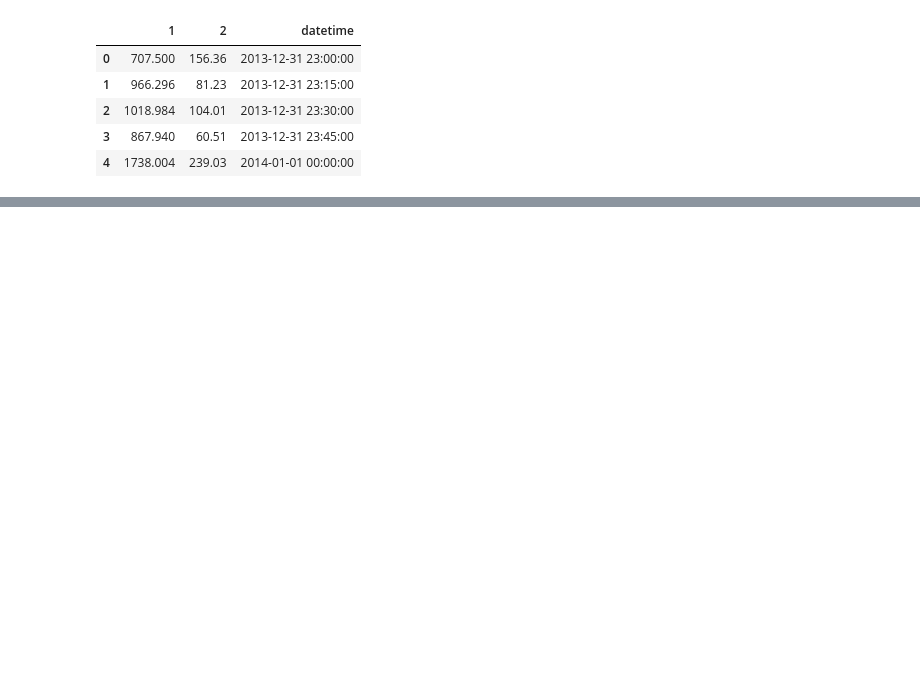
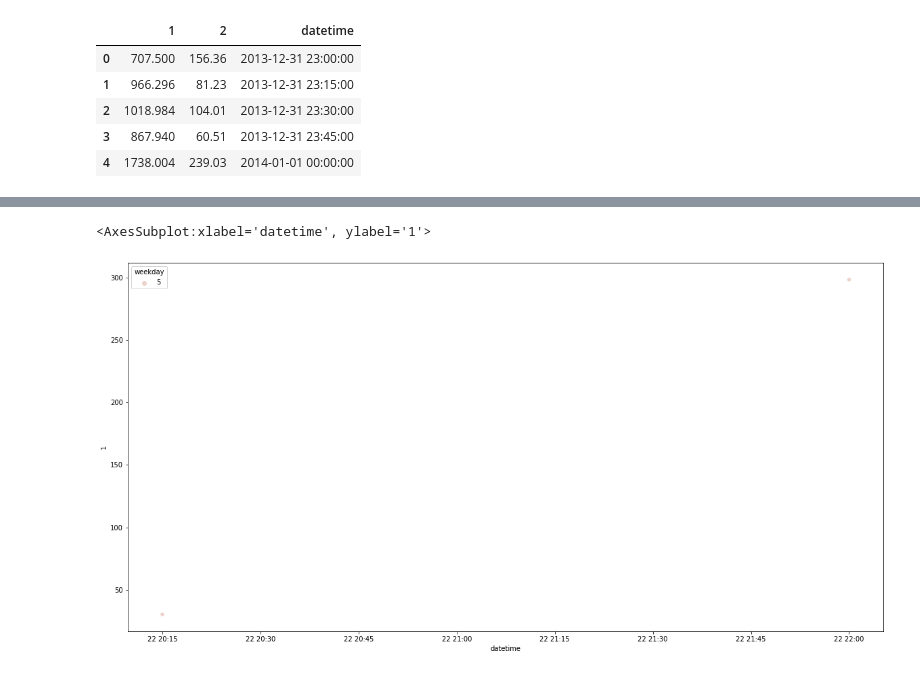
Before and after one commit to Windbenders/capstone_energy, a Jupyter notebook: notebooks/imbalance_eda_laurent_aaron.ipynb, the cells around one changed output, grey strips where cells are left out. Drawn from its saved outputs; the diff is of its cells as text; code cells hidden in the pictures; blank space fills up the shorter version.

```diff
--- a/notebooks/imbalance_eda_laurent_aaron.ipynb
+++ b/notebooks/imbalance_eda_laurent_aaron.ipynb
@@ -40,0 +147,7 @@ dtype: int64
+# %%
+d1 = imb_df[imb_df.date == datetime.date(year=2021,month=5,day=22)]
+# %%
+d1 = d1.set_index('datetime')
+# %%
+# resample dataframe per 1 hour
+d1 = d1.resample('1H').mean()
@@ -40,0 +162,8 @@ dtype: int64
+# %%
+d1 = d1.asfreq(freq='1H')
+# %%
+plt.figure(figsize=(20, 10))
+sns.scatterplot(data=d1, x='datetime', y=1, hue='weekday')
+# %% [output]
+<AxesSubplot:xlabel='datetime', ylabel='1'>
+[figure, added]
```
Also changed, not shown: parts of 42 cells of this notebook.
